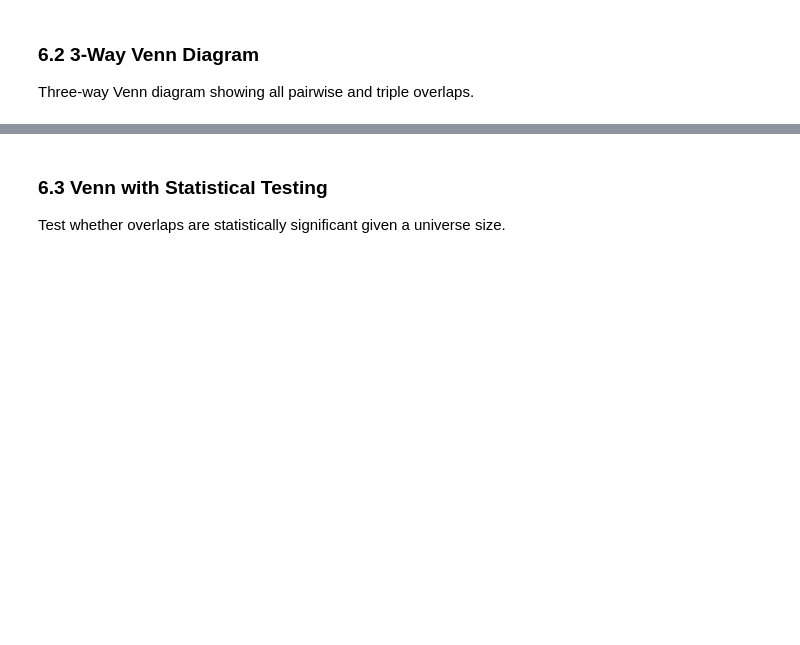
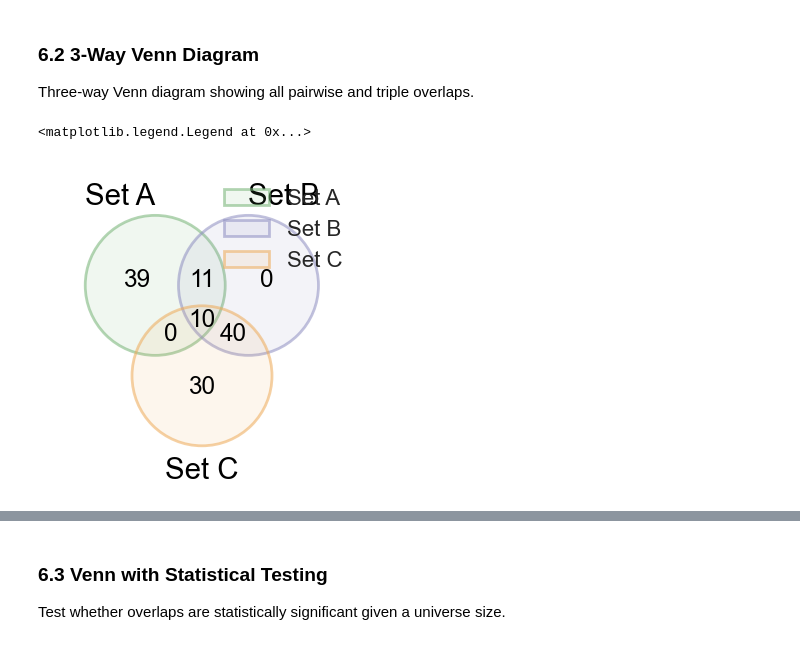
Before and after one commit to jorgebotas/prettyplot, a Jupyter notebook: examples.ipynb, the cells around one changed output, grey strips where cells are left out. Drawn from its saved outputs; the diff is of its cells as text; code cells hidden in the pictures; blank space fills up the shorter version.

```diff
--- a/examples.ipynb
+++ b/examples.ipynb
@@ -629,17 +636,15 @@ Three-way Venn diagram showing all pairwise and triple overlaps.
 # %%
 # Create three sets
 setA = set(range(1, 61))     # 1-60
 setB = set(range(40, 101))   # 40-100
-setC = set(range(70, 131))   # 70-130
+setC = set(range(51, 131))   # 70-130
 
 # Create 3-way Venn
-fig, ax, stats = pp.venn(
+fig, ax = pp.venn(
     sets=[setA, setB, setC],
     labels=['Set A', 'Set B', 'Set C'],
     colors=pp.get_palette('pastel_categorical', n_colors=3),
 )
-
-print("\n3-Way Venn Statistics:")
-print(f"Set sizes: {stats['set_sizes']}")
-print(f"Triple overlap: {stats['triple_overlap']}")
-print(f"Pairwise overlaps: {stats['pairwise_overlaps']}")
+# %% [output]
+<matplotlib.legend.Legend at 0x...>
+[figure, added]
```
Also changed, not shown: parts of 5 cells of this notebook, 4 other files.
